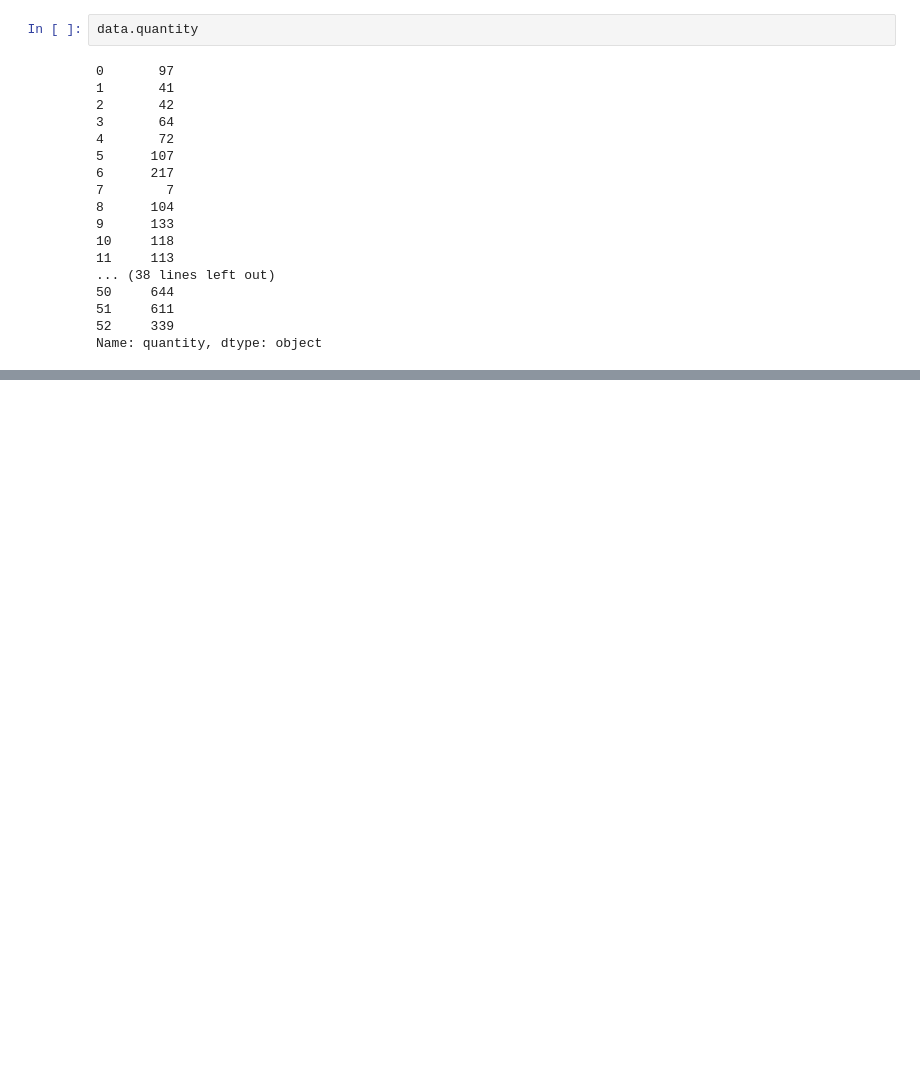
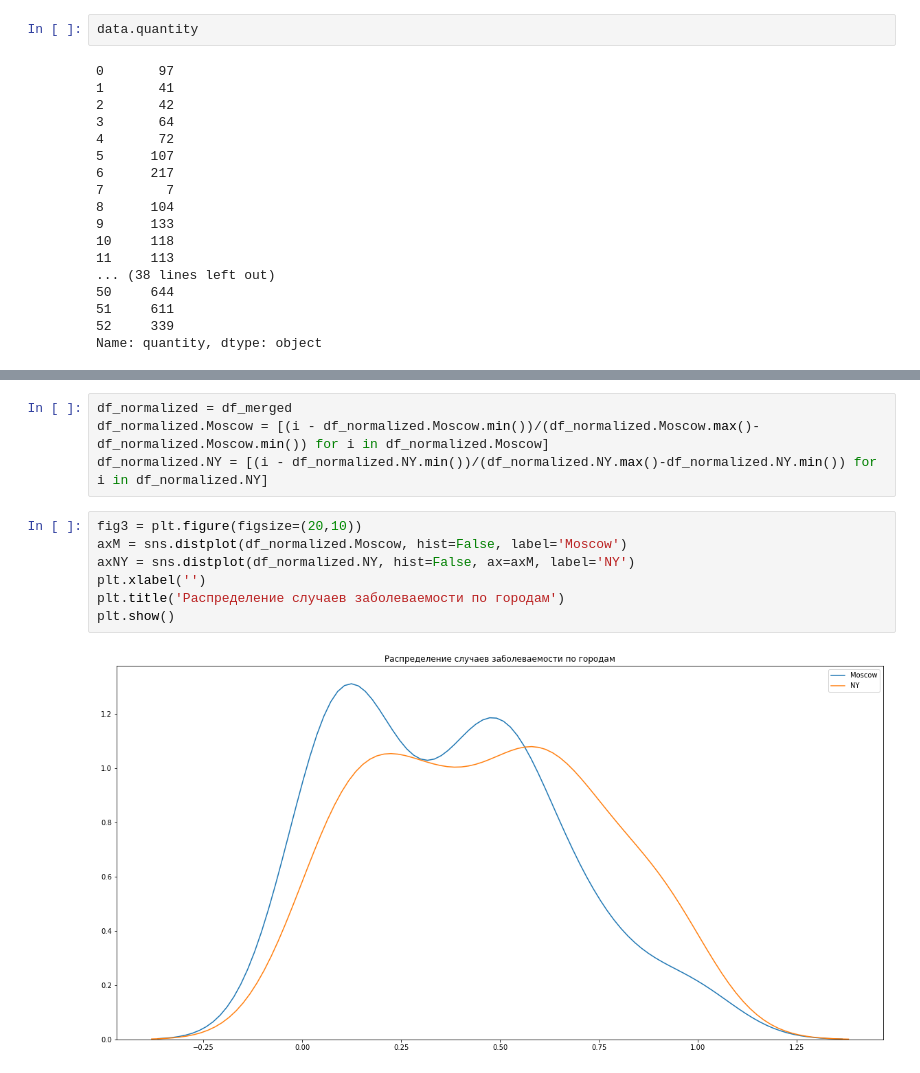
Before and after one commit to alexvoksa/Coursera_Capstone, a Jupyter notebook: COVID.ipynb, the cells around one changed output, grey strips where cells are left out. Saved outputs shown, nothing was run; the diff lists cells and outputs as text; blank space fills up the shorter version.

```diff
--- a/COVID.ipynb
+++ b/COVID.ipynb
@@ -81,0 +169,13 @@ print('Итого по данным mash.ru в Москве и МО', data.quant
+# %%
+df_normalized = df_merged
+df_normalized.Moscow = [(i - df_normalized.Moscow.min())/(df_normalized.Moscow.max()-df_normalized.Moscow.min()) for i in df_normalized.Moscow]
+df_normalized.NY = [(i - df_normalized.NY.min())/(df_normalized.NY.max()-df_normalized.NY.min()) for i in df_normalized.NY]
+# %%
+fig3 = plt.figure(figsize=(20,10))
+axM = sns.distplot(df_normalized.Moscow, hist=False, label='Moscow')
+axNY = sns.distplot(df_normalized.NY, hist=False, ax=axM, label='NY')
+plt.xlabel('')
+plt.title('Распределение случаев заболеваемости по городам')
+plt.show()
+# %% [output]
+[figure, added]
```
Also changed, not shown: parts of 28 cells of this notebook.
